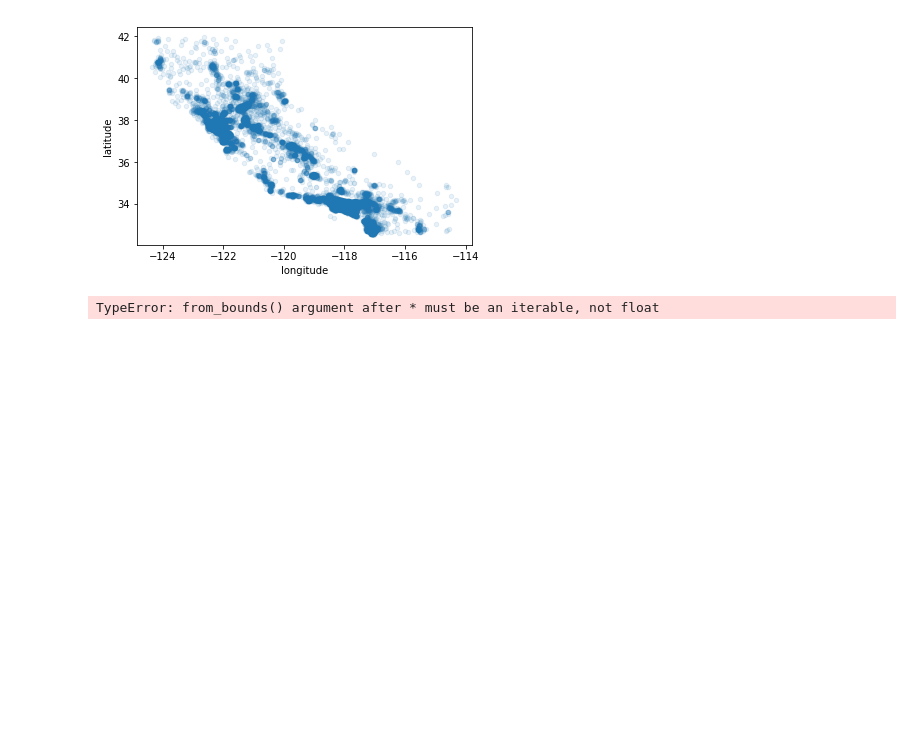
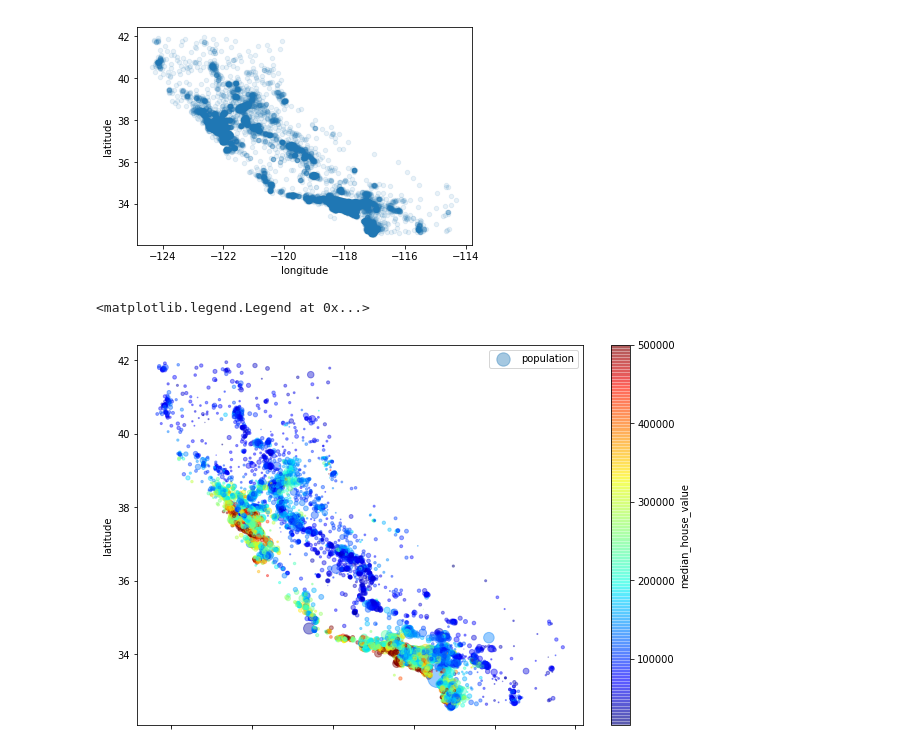
Before and after one commit to DenDen047/Hands-On_ML_with_Scikit-Learn_and_TF, a Jupyter notebook: notebooks/Housing.ipynb, the cells around one changed output. Cells and saved outputs as stored; diff of their text form; code cells hidden in the pictures; blank space fills up the shorter version.

```diff
--- a/notebooks/Housing.ipynb
+++ b/notebooks/Housing.ipynb
@@ -137,14 +137,16 @@ housing.plot(kind="scatter", x="longitude", y="latitude", alpha=0.1)
 # %%
 housing.plot(
     kind="scatter",
     x="longitude", y="latitude",
     alpha=0.4,
-    s=housing['population'] / 100, label='population',
+    s=housing['population'] / 100,
+    label='population',
     figsize=(10, 7),
     c='median_house_value',
     cmap=plt.get_cmap("jet"),
     colorbar=True,
 )
 plt.legend()
 # %% [output]
-TypeError: from_bounds() argument after * must be an iterable, not float
+<matplotlib.legend.Legend at 0x...>
+[figure, added]
```
Also changed, not shown: parts of 4 cells of this notebook.
